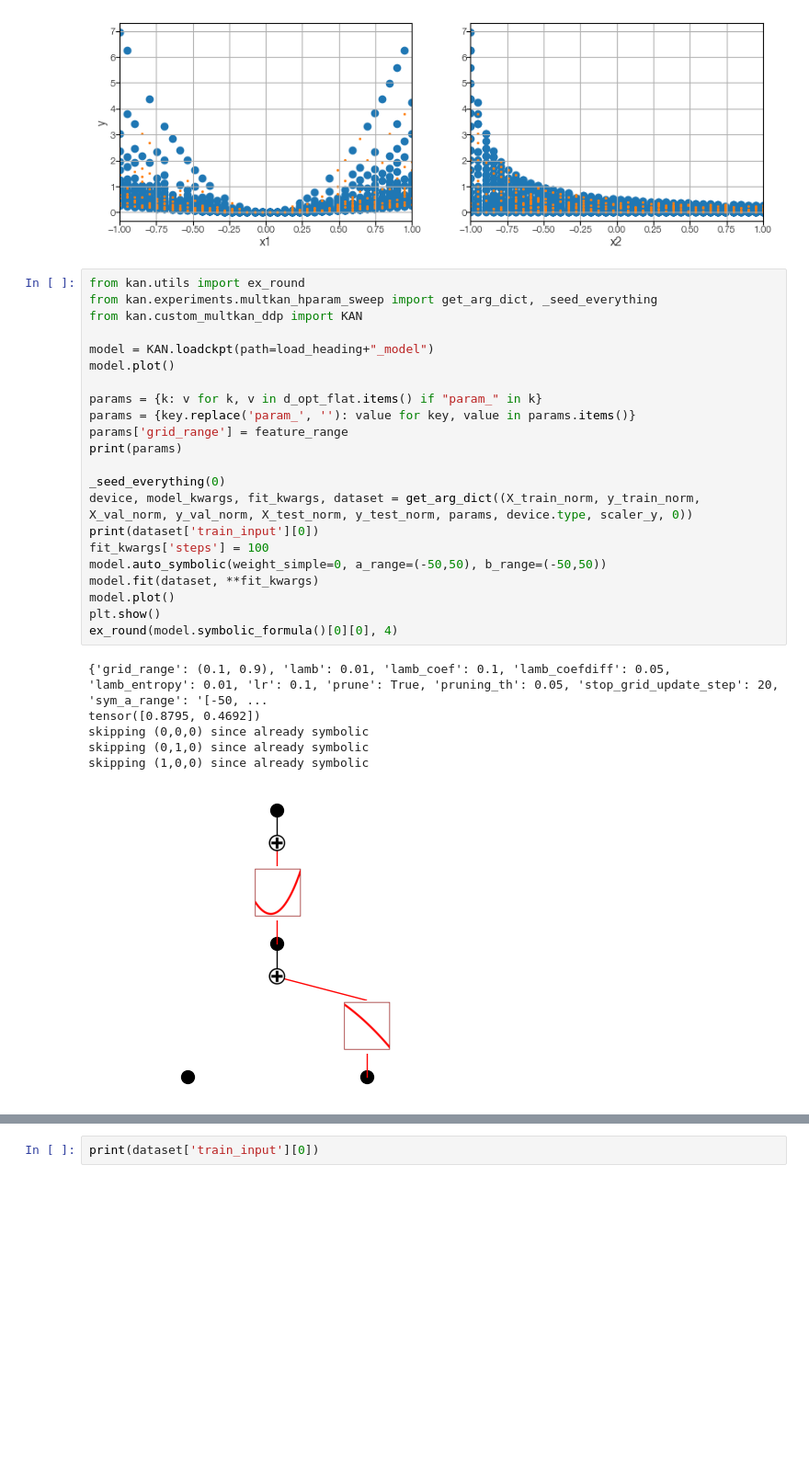
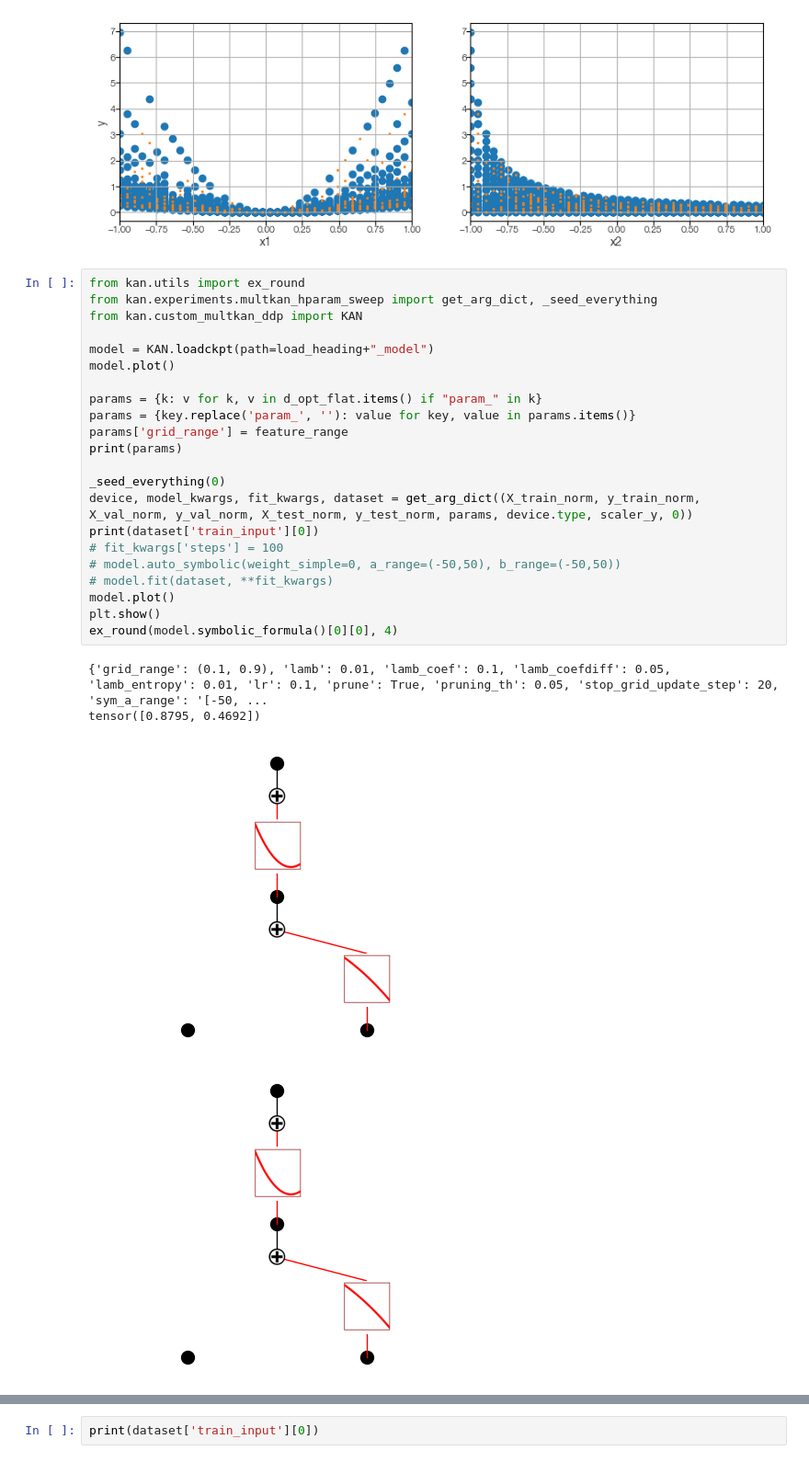
Before and after one commit to Hyein-coder/pykan, a Jupyter notebook: github/workflows/Hyein/toy_8_load_model.ipynb, the cells around one changed output, grey strips where cells are left out. Shown at 92% size. Cells and saved outputs as stored; diff of their text form; blank space fills up the shorter version.

```diff
--- a/github/workflows/Hyein/toy_8_load_model.ipynb
+++ b/github/workflows/Hyein/toy_8_load_model.ipynb
@@ -89,29 +89,27 @@ plt.show()
 # %%
 from kan.utils import ex_round
 from kan.experiments.multkan_hparam_sweep import get_arg_dict, _seed_everything
 from kan.custom_multkan_ddp import KAN
 
 model = KAN.loadckpt(path=load_heading+"_model")
 model.plot()
 
 params = {k: v for k, v in d_opt_flat.items() if "param_" in k}
 params = {key.replace('param_', ''): value for key, value in params.items()}
 params['grid_range'] = feature_range
 print(params)
 
 _seed_everything(0)
 device, model_kwargs, fit_kwargs, dataset = get_arg_dict((X_train_norm, y_train_norm, X_val_norm, y_val_norm, X_test_norm, y_test_norm, params, device.type, scaler_y, 0))
 print(dataset['train_input'][0])
-fit_kwargs['steps'] = 100
-model.auto_symbolic(weight_simple=0, a_range=(-50,50), b_range=(-50,50))
-model.fit(dataset, **fit_kwargs)
+# fit_kwargs['steps'] = 100
+# model.auto_symbolic(weight_simple=0, a_range=(-50,50), b_range=(-50,50))
+# model.fit(dataset, **fit_kwargs)
 model.plot()
 plt.show()
 ex_round(model.symbolic_formula()[0][0], 4)
 # %% [output]
 {'grid_range': (0.1, 0.9), 'lamb': 0.01, 'lamb_coef': 0.1, 'lamb_coefdiff': 0.05, 'lamb_entropy': 0.01, 'lr': 0.1, 'prune': True, 'pruning_th': 0.05, 'stop_grid_update_step': 20, 'sym_a_range': '[-50, ...
 tensor([0.8795, 0.4692])
-skipping (0,0,0) since already symbolic
-skipping (0,1,0) since already symbolic
-skipping (1,0,0) since already symbolic
-[figure, old version]
+[figure, new version]
+[figure, added]
```
Also changed, not shown: parts of 3 cells of this notebook, 10 other files.
